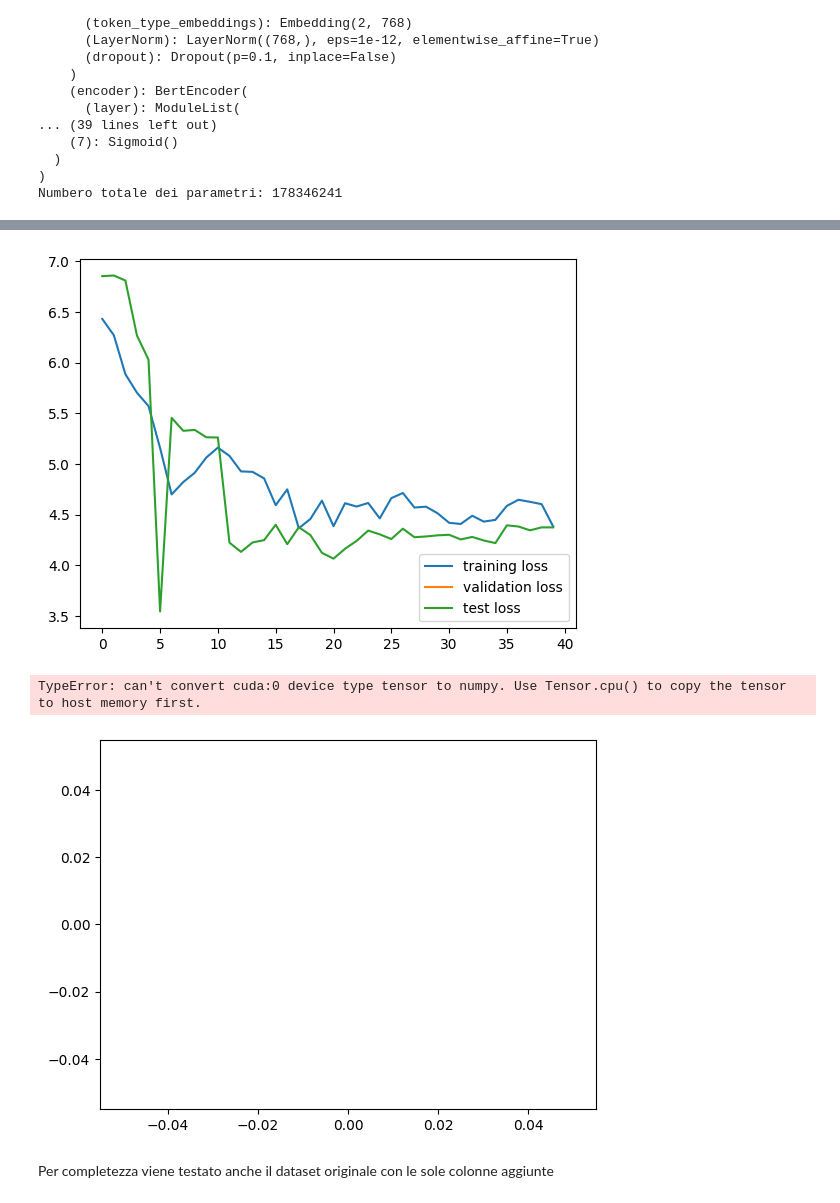
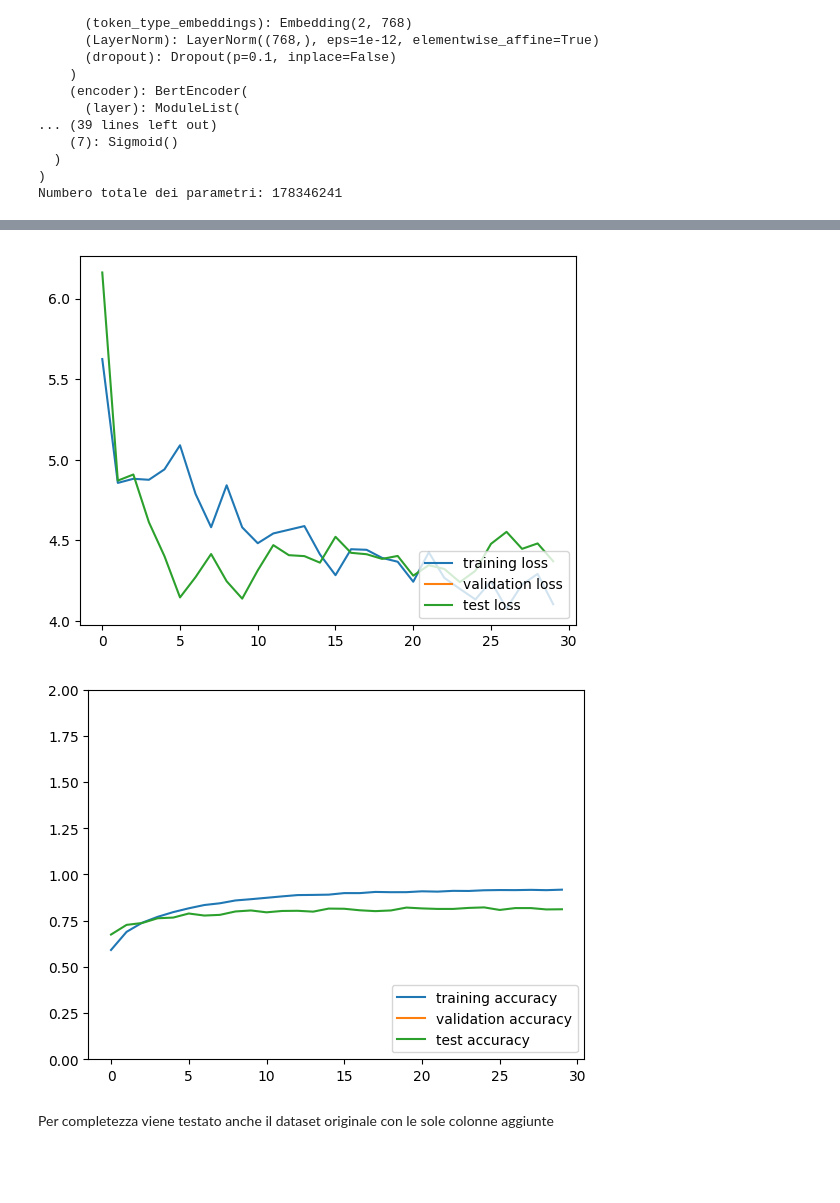
Before and after one commit to Montenigri/NLP, a Jupyter notebook: ACTI - EVALITA/Task A/Classificatore.ipynb, the cells around one changed output, grey strips where cells are left out. Cells and saved outputs as stored; diff of their text form; code cells hidden in the pictures; blank space fills up the shorter version.

```diff
--- a/ACTI - EVALITA/Task A/Classificatore.ipynb
+++ b/ACTI - EVALITA/Task A/Classificatore.ipynb
@@ -505,9 +505,9 @@ Definizione pipeline
 # %%
 hyperparameters = {
     "#_classes" : 1,
-    "epochs": 40,
+    "epochs": 30,
     "learning_rate": 1e-6,
-    "batch_size": 5,
+    "batch_size": 3,
     "dropout": 0.1,
     "stopwords": False,
     "h_dim": 768,
@@ -780,7 +780,7 @@ def train_test(model, epochs, optimizer, device, train_data, test_data,
   for epoch in tqdm(range(1,epochs+1)):
     epoch_train_loss, epoch_train_acc = train_loop(model, train_dataloader, tokenizer, train_loss_fn, optimizer, device)
     train_loss.append(epoch_train_loss)
-    train_acc.append(epoch_train_acc/len(train_data))
+    train_acc.append(epoch_train_acc)
 
         # validation se è presente la callback di early stopping
   #        if early_stopping != None:
@@ -792,7 +792,7 @@ def train_test(model, epochs, optimizer, device, train_data, test_data,
         # test
     epoch_test_loss, epoch_test_acc, best_acc, best_weights = test_loop(model, test_dataloader, tokenizer, test_loss_fn, device, best_acc, best_weights)
     test_loss.append(epoch_test_loss)
-    test_acc.append(epoch_test_acc/len(test_data))
+    test_acc.append(epoch_test_acc)
 
     val_loss_str = f'Validation loss: {epoch_validate_loss:6.4f} ' if early_stopping != None else ' '
     val_acc_str = f'Validation accuracy: {(epoch_validate_acc):6.4f} ' if early_stopping != None else ' '
@@ -895,22 +895,21 @@ plt.plot(test_loss, label='test loss')
 plt.legend(loc='lower right')
 plt.show()
 # %% [output]
-[figure, old version]
+[figure, new version]
 # %%
-train_acc = [ np.array(x.cpu().float()) for x in train_acc ]
-validation_acc = [ np.array(x.cpu().float()) for x in validation_acc ]
-test_acc = [ np.array(x.cpu().float()) for x in test_acc ]
+train_acc = [ np.array(x.cpu()) for x in train_acc ]
+validation_acc = [ np.array(x.cpu()) for x in validation_acc ]
+test_acc = [ np.array(x.cpu()) for x in test_acc ]
 
 
 plt.plot(train_acc, label='training accuracy')
 plt.plot(validation_acc, label='validation accuracy')
 plt.plot(test_acc, label='test accuracy')
 plt.legend(loc='lower right')
 plt.ylim(0,2)
 plt.show()
 # %% [output]
-TypeError: can't convert cuda:0 device type tensor to numpy. Use Tensor.cpu() to copy the tensor to host memory first.
-[figure, old version]
+[figure, new version]
 # %% [markdown]
 Per completezza viene testato anche il dataset originale con le sole colonne aggiunte
 # %%
```
Also changed, not shown: parts of 4 cells of this notebook.
